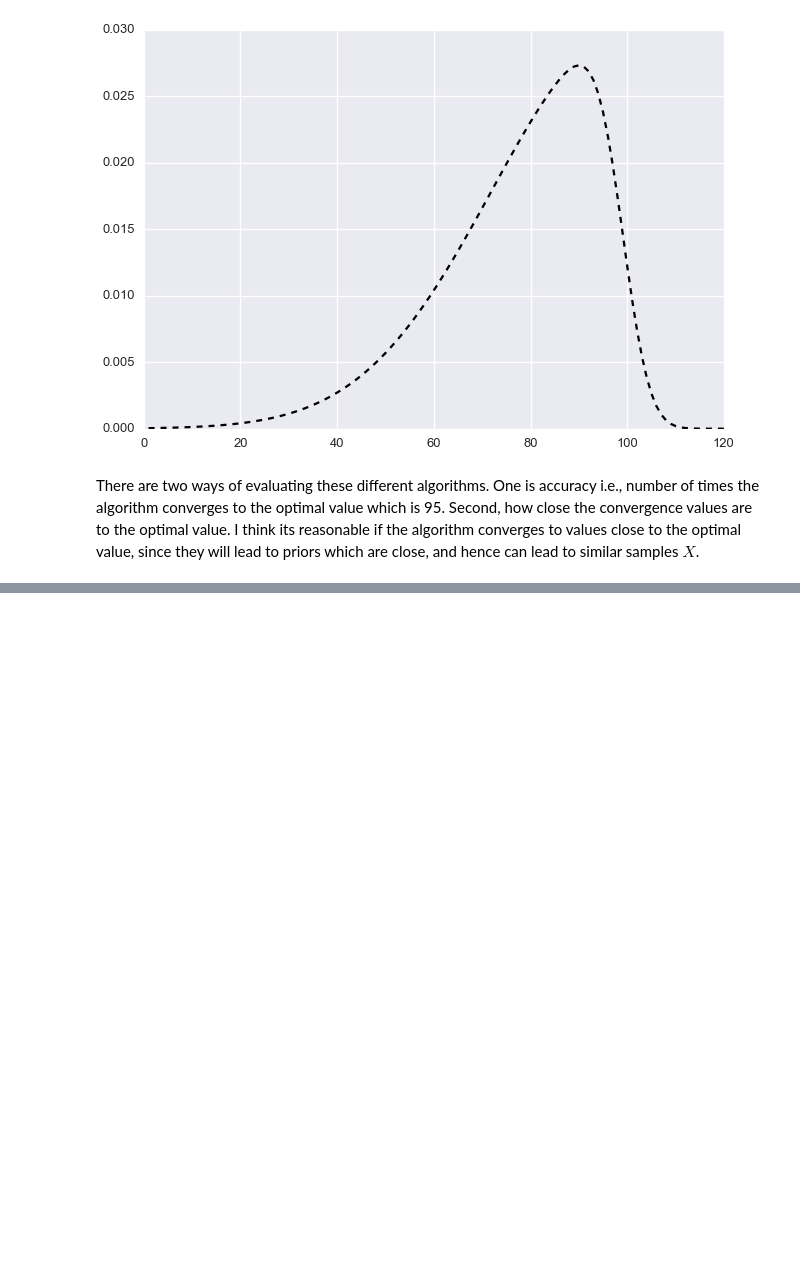
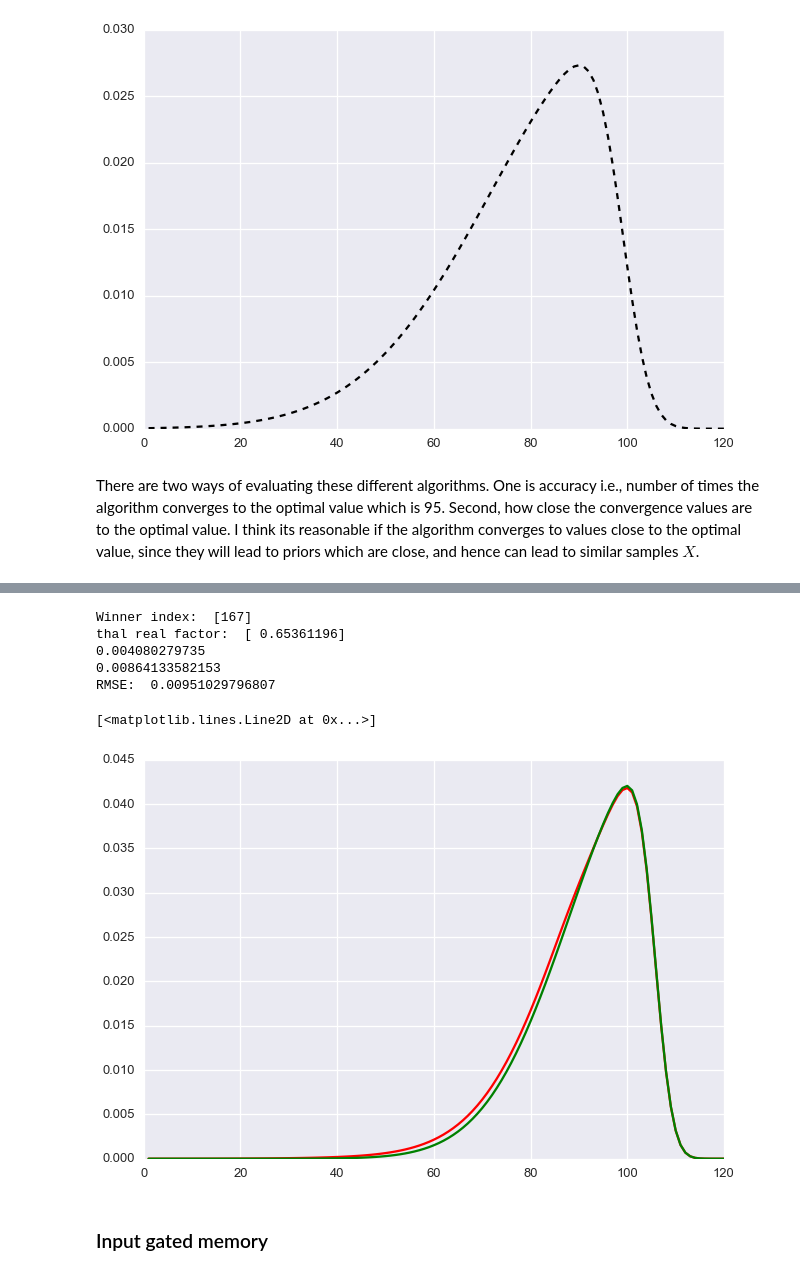
Before and after one commit to s72sue/infer_hyperparam, a Jupyter notebook: fall2017/generalize learning.ipynb, the cells around one changed output, grey strips where cells are left out. Drawn from its saved outputs; the diff is of its cells as text; code cells hidden in the pictures; blank space fills up the shorter version.

```diff
--- a/fall2017/generalize learning.ipynb
+++ b/fall2017/generalize learning.ipynb
@@ -377,0 +443,29 @@ Mean:  0.00833333333333
+# %%
+thal_output = sim.data[thal_p][-1]
+bg_output = sim.data[bg_p][-1]
+winner_idx  =  np.where(thal_output>0.5)[0]
+print "Winner index: ", winner_idx
+factor = thal_output[winner_idx]
+print "thal real factor: ", factor
+
+
+print sim.data[cortex_p][-1].mean()
+print sim.data[cortex2_p][-1].mean()
+print "RMSE: ", rmse(sim.data[cortex2_p][-1], pZA[pred_index, :])
+
+#print bg_output[winner_idx[0]]
+
+plt.figure()
+plt.plot(thetas, sim.data[cortex2_p][-1], 'r')
+#plt.plot(thetas, pZA[pred_index, :], 'k')
+plt.plot(thetas, pZA[winner_idx[0], :], 'g')
+# %% [output]
+Winner index:  [167]
+thal real factor:  [ 0.65361196]
+0.004080279735
+0.00864133582153
+RMSE:  0.00951029796807
+[<matplotlib.lines.Line2D at 0x...>]
+[figure, added]
+# %% [markdown]
+### Input gated memory
```
Also changed, not shown: parts of 11 cells of this notebook.
